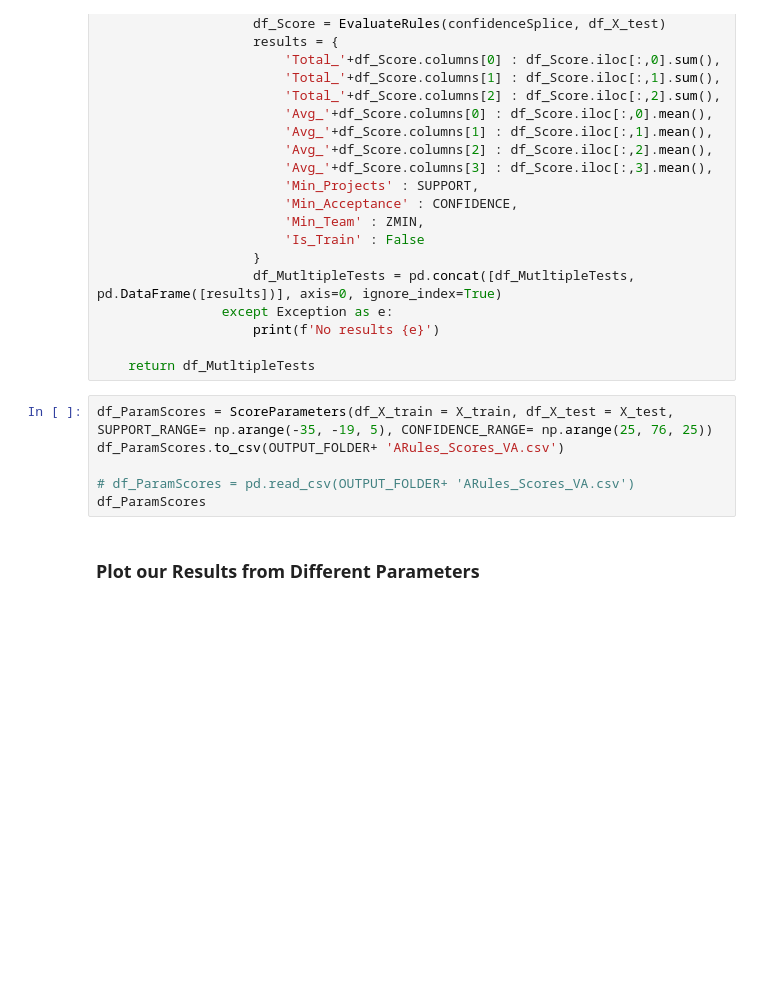
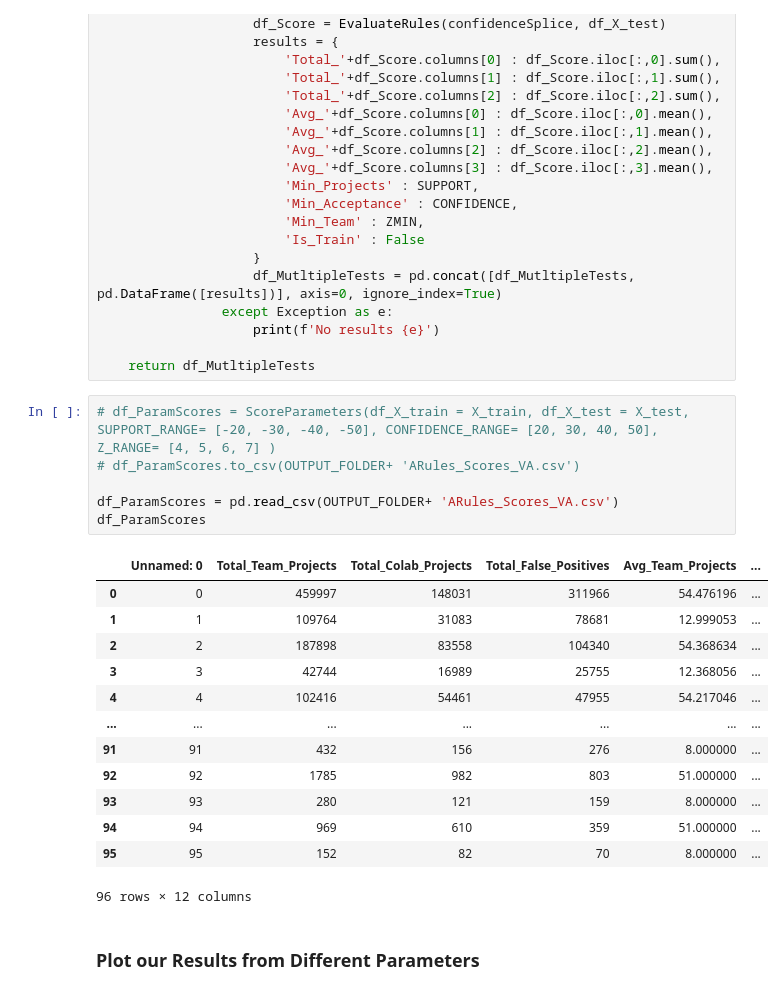
Before and after one commit to CharlesO55/DATA102-MAL_Scraper, a Jupyter notebook: MP/2 ARules.ipynb, the cells around one changed output. Saved outputs shown, nothing was run; the diff lists cells and outputs as text; blank space fills up the shorter version.

```diff
--- a/MP/2 ARules.ipynb
+++ b/MP/2 ARules.ipynb
@@ -596,11 +596,25 @@ def ScoreParameters(df_X_train, df_X_test, SUPPORT_RANGE, CONFIDENCE_RANGE, Z_RA
 
     return df_MutltipleTests
 # %%
-df_ParamScores = ScoreParameters(df_X_train = X_train, df_X_test = X_test, SUPPORT_RANGE= np.arange(-35, -19, 5), CONFIDENCE_RANGE= np.arange(25, 76, 25))
-df_ParamScores.to_csv(OUTPUT_FOLDER+ 'ARules_Scores_VA.csv')
+# df_ParamScores = ScoreParameters(df_X_train = X_train, df_X_test = X_test, SUPPORT_RANGE= [-20, -30, -40, -50], CONFIDENCE_RANGE= [20, 30, 40, 50], Z_RANGE= [4, 5, 6, 7] )
+# df_ParamScores.to_csv(OUTPUT_FOLDER+ 'ARules_Scores_VA.csv')
 
-# df_ParamScores = pd.read_csv(OUTPUT_FOLDER+ 'ARules_Scores_VA.csv')
+df_ParamScores = pd.read_csv(OUTPUT_FOLDER+ 'ARules_Scores_VA.csv')
 df_ParamScores
+# %% [output]
+|  | Unnamed: 0 | Total_Team_Projects | Total_Colab_Projects | Total_False_Positives | Avg_Team_Projects | ... |
+| 0 | 0 | 459997 | 148031 | 311966 | 54.476196 | ... |
+| 1 | 1 | 109764 | 31083 | 78681 | 12.999053 | ... |
+| 2 | 2 | 187898 | 83558 | 104340 | 54.368634 | ... |
+| 3 | 3 | 42744 | 16989 | 25755 | 12.368056 | ... |
+| 4 | 4 | 102416 | 54461 | 47955 | 54.217046 | ... |
+| ... | ... | ... | ... | ... | ... | ... |
+| 91 | 91 | 432 | 156 | 276 | 8.000000 | ... |
+| 92 | 92 | 1785 | 982 | 803 | 51.000000 | ... |
+| 93 | 93 | 280 | 121 | 159 | 8.000000 | ... |
+| 94 | 94 | 969 | 610 | 359 | 51.000000 | ... |
+| 95 | 95 | 152 | 82 | 70 | 8.000000 | ... |
+96 rows × 12 columns
 # %% [markdown]
 ### Plot our Results from Different Parameters
 # %%
```
Also changed, not shown: parts of 23 cells of this notebook, 37 other files.
